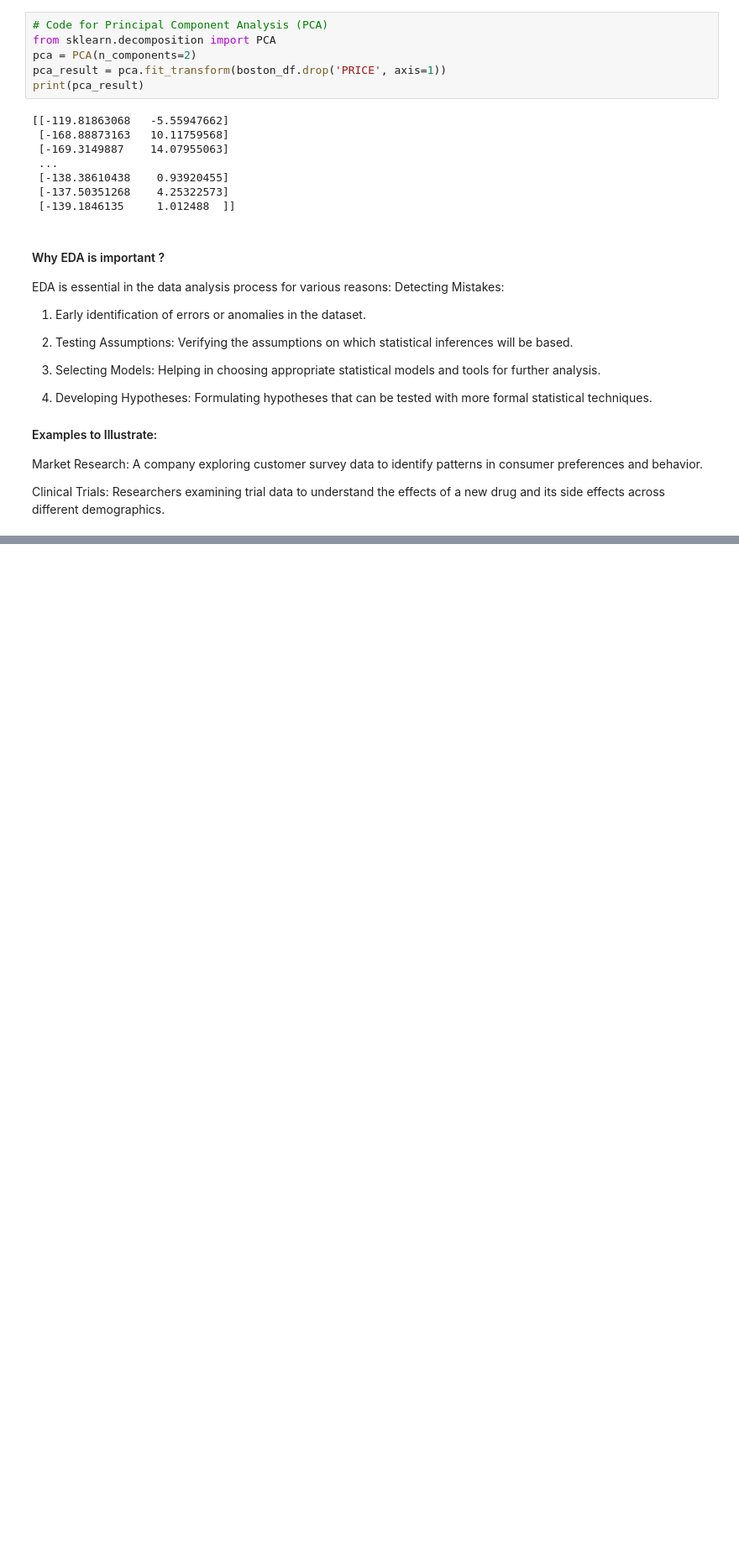
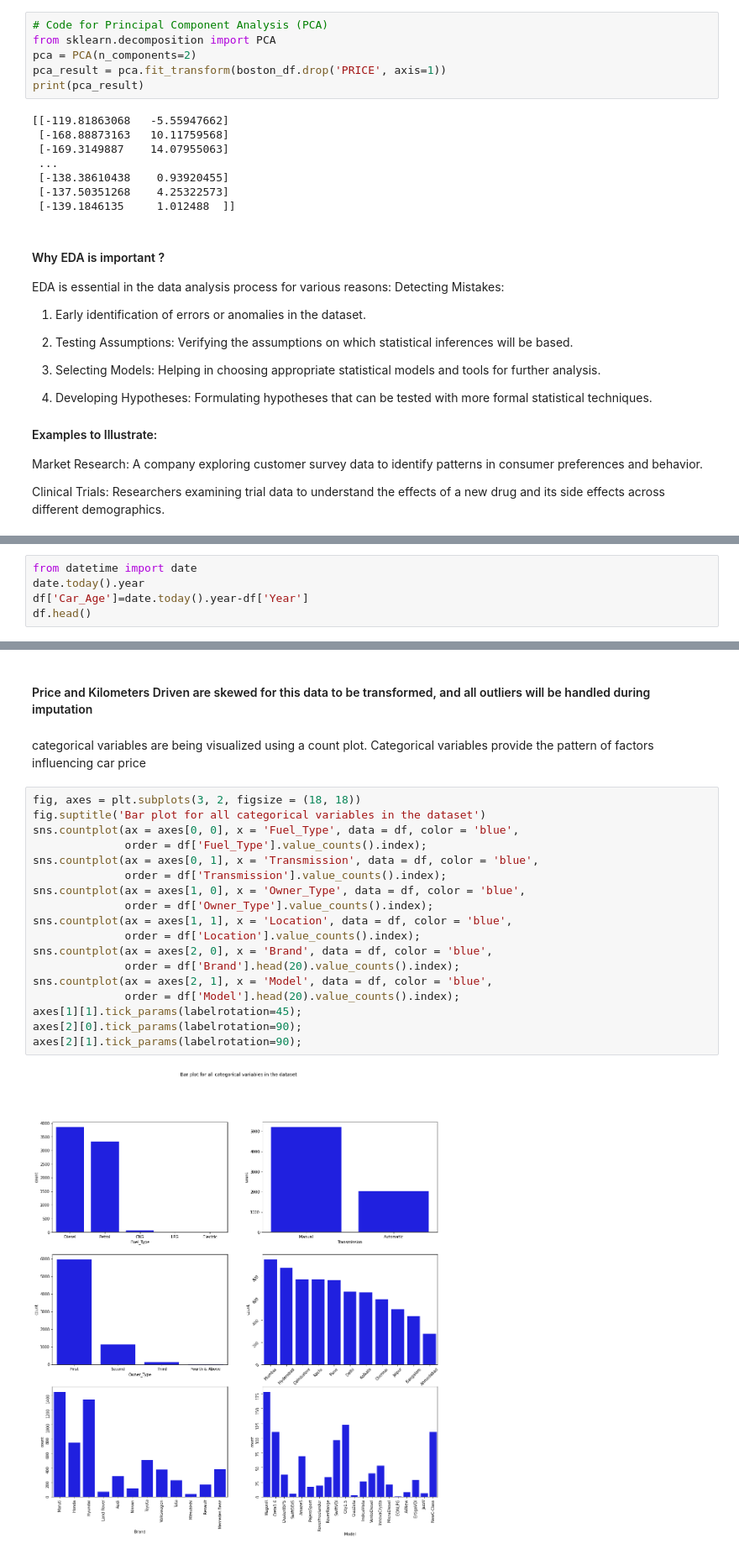
Before and after one commit to akashvarun10/INFO-7390-Coursework, a Jupyter notebook: Understanding Data/Understanding Data.ipynb, the cells around one changed output, grey strips where cells are left out. Shown: that part at 84% size. Saved outputs shown, nothing was run; the diff lists cells and outputs as text; blank space fills up the shorter version.

Commit message:
in understanding data completed example 1

```diff
--- a/Understanding Data/Understanding Data.ipynb
+++ b/Understanding Data/Understanding Data.ipynb
@@ -623,0 +757,5 @@ Clinical Trials: Researchers examining trial data to understand the effects of a
+# %%
+from datetime import date
+date.today().year
+df['Car_Age']=date.today().year-df['Year']
+df.head()
@@ -623,0 +921,24 @@ Clinical Trials: Researchers examining trial data to understand the effects of a
+# %% [markdown]
+#### Price and Kilometers Driven are skewed for this data to be transformed, and all outliers will be handled during imputation
+# %% [markdown]
+categorical variables are being visualized using a count plot. Categorical variables provide the pattern of factors influencing car price
+# %%
+fig, axes = plt.subplots(3, 2, figsize = (18, 18))
+fig.suptitle('Bar plot for all categorical variables in the dataset')
+sns.countplot(ax = axes[0, 0], x = 'Fuel_Type', data = df, color = 'blue',
+              order = df['Fuel_Type'].value_counts().index);
+sns.countplot(ax = axes[0, 1], x = 'Transmission', data = df, color = 'blue',
+              order = df['Transmission'].value_counts().index);
+sns.countplot(ax = axes[1, 0], x = 'Owner_Type', data = df, color = 'blue',
+              order = df['Owner_Type'].value_counts().index);
+sns.countplot(ax = axes[1, 1], x = 'Location', data = df, color = 'blue',
+              order = df['Location'].value_counts().index);
+sns.countplot(ax = axes[2, 0], x = 'Brand', data = df, color = 'blue',
+              order = df['Brand'].head(20).value_counts().index);
+sns.countplot(ax = axes[2, 1], x = 'Model', data = df, color = 'blue',
+              order = df['Model'].head(20).value_counts().index);
+axes[1][1].tick_params(labelrotation=45);
+axes[2][0].tick_params(labelrotation=90);
+axes[2][1].tick_params(labelrotation=90);
+# %% [output]
+[figure, added]
```
Also changed, not shown: parts of 57 cells of this notebook, 6 other files.
